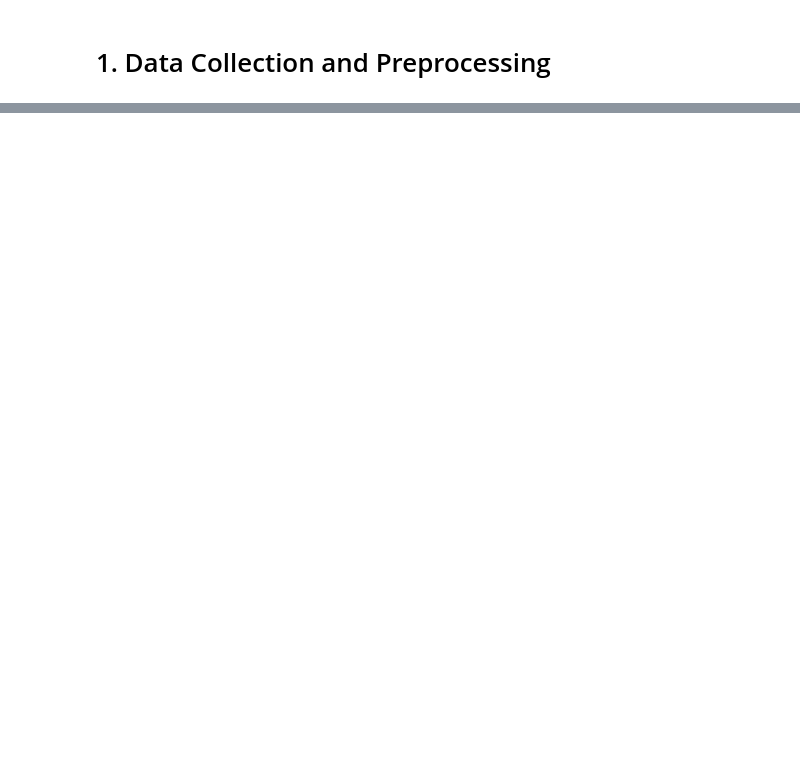
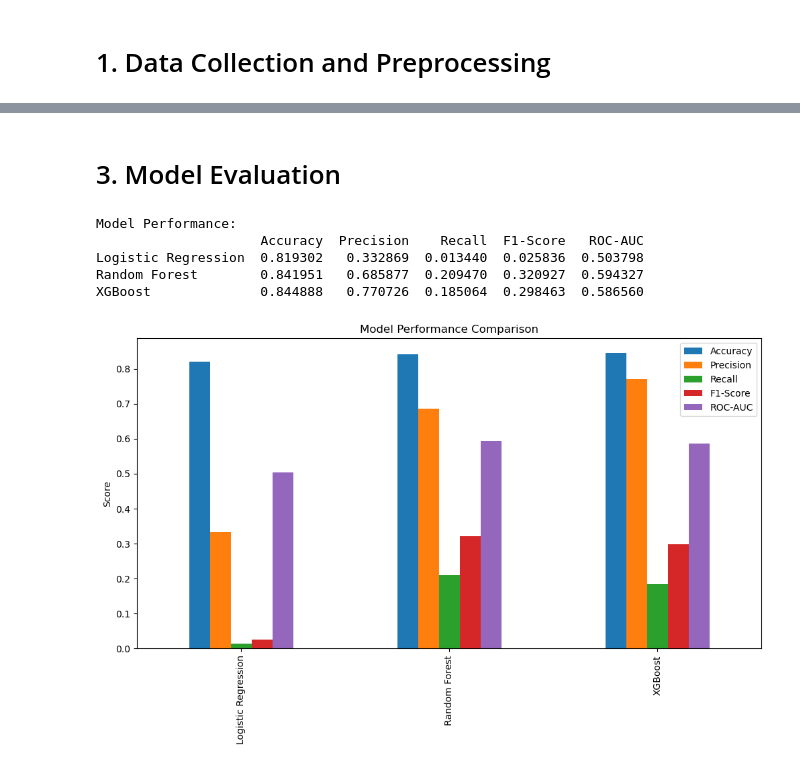
Before and after one commit to IbrahimBajwa313/Data-Science, a Jupyter notebook: FlightDelayPrediction.ipynb, the cells around one changed output, grey strips where cells are left out. Cells and saved outputs as stored; diff of their text form; code cells hidden in the pictures; blank space fills up the shorter version.

```diff
--- a/FlightDelayPrediction.ipynb
+++ b/FlightDelayPrediction.ipynb
@@ -155,0 +226,33 @@ plt.show()
+# %%
+# Initialize models
+models = {
+    'Logistic Regression': LogisticRegression(max_iter=1000, random_state=42),
+    'Random Forest': RandomForestClassifier(n_estimators=50, random_state=42, n_jobs=-1),
+    'XGBoost': XGBClassifier(use_label_encoder=False, eval_metric='logloss', random_state=42)
+}
+# %%
+# Train and predict
+results = {}
+for name, model in models.items():
+    print(f"\nTraining {name}...")
+    model.fit(X_train_res, y_train_res)
+    y_pred = model.predict(X_test)
+
+    # Evaluate
+    results[name] = {
+        'Accuracy': accuracy_score(y_test, y_pred),
+        'Precision': precision_score(y_test, y_pred),
+        'Recall': recall_score(y_test, y_pred),
+        'F1-Score': f1_score(y_test, y_pred),
+        'ROC-AUC': roc_auc_score(y_test, y_pred)
+    }
+
+    # Confusion Matrix
+    cm = confusion_matrix(y_test, y_pred)
+    plt.figure(figsize=(6, 4))
+    sns.heatmap(cm, annot=True, fmt='d', cmap='Blues')
+    plt.title(f'Confusion Matrix - {name}')
+    plt.ylabel('True Label')
+    plt.xlabel('Predicted Label')
+    # plt.savefig(f'confusion_matrix_{name.lower().replace(" ", "_")}.png')
+    plt.show()
@@ -155,0 +266,21 @@ plt.show()
+# %% [markdown]
+# 3. Model Evaluation
+# %%
+# Display results
+print("\nModel Performance:")
+results_df = pd.DataFrame(results).T
+print(results_df)
+# %% [output]
+Model Performance:
+                     Accuracy  Precision    Recall  F1-Score   ROC-AUC
+Logistic Regression  0.819302   0.332869  0.013440  0.025836  0.503798
+Random Forest        0.841951   0.685877  0.209470  0.320927  0.594327
+XGBoost              0.844888   0.770726  0.185064  0.298463  0.586560
+# %%
+# Visualize performance
+results_df.plot(kind='bar', figsize=(12, 6))
+plt.title('Model Performance Comparison')
+plt.ylabel('Score')
+plt.show()
+# %% [output]
+[figure, added]
```
Also changed, not shown: parts of 45 cells of this notebook.
